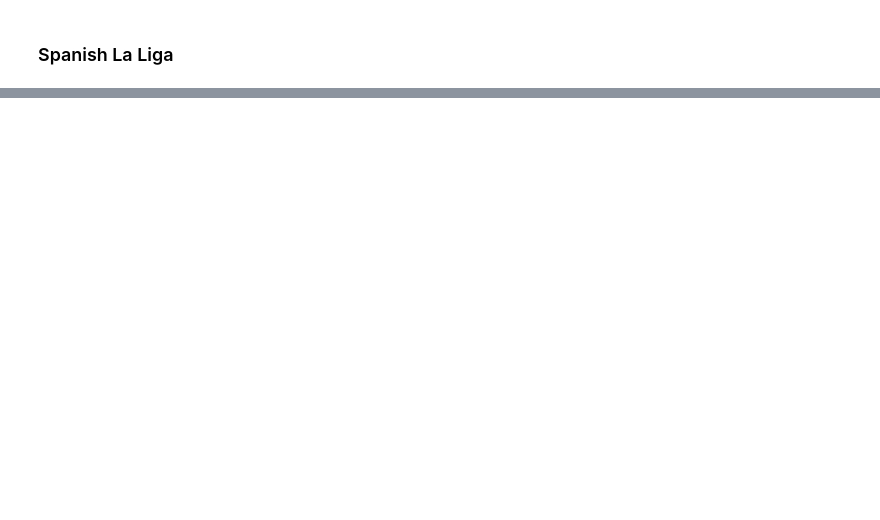
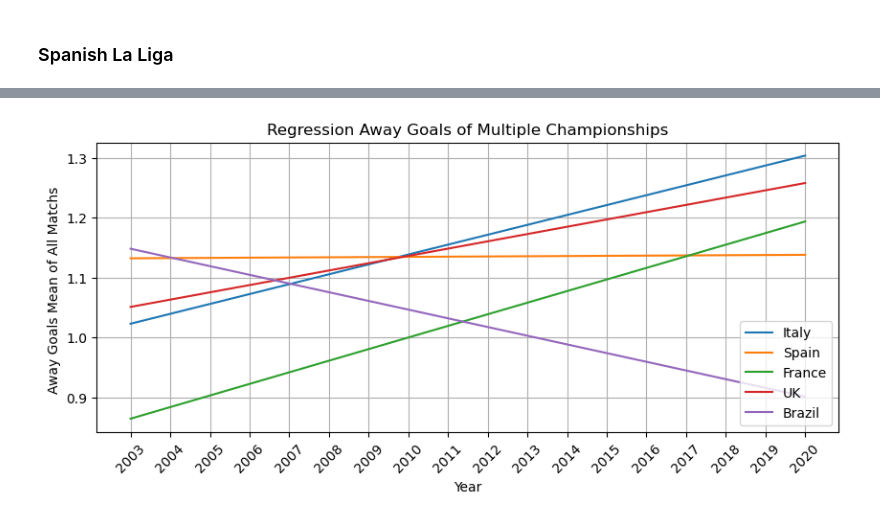
Before and after one commit to IsraelFPM/FootBall-EDA, a Jupyter notebook: GoalsAnalyse.ipynb, the cells around one changed output, grey strips where cells are left out. Drawn from its saved outputs; the diff is of its cells as text; code cells hidden in the pictures; blank space fills up the shorter version.

```diff
--- a/GoalsAnalyse.ipynb
+++ b/GoalsAnalyse.ipynb
@@ -668,0 +655,20 @@ plt.show()
+# %%
+fig = plt.figure(figsize=(10, 4), dpi=100)
+
+sns.lineplot(data=Away_Regression, x=Away_Regression.index, y="Italy")
+sns.lineplot(data=Away_Regression, x=Away_Regression.index, y="Spain")
+sns.lineplot(data=Away_Regression, x=Away_Regression.index, y="France")
+sns.lineplot(data=Away_Regression, x=Away_Regression.index, y="UK")
+sns.lineplot(data=Away_Regression, x=Away_Regression.index, y="Brazil")
+
+
+plt.title("Regression Away Goals of Multiple Championships")
+plt.grid(True)
+plt.legend(ChampName, loc="lower right")
+plt.ylabel("Away Goals Mean of All Matchs ")
+plt.xlabel("Year")
+plt.xticks(X, rotation=45)
+
+plt.show()
+# %% [output]
+[figure, added]
```
Also changed, not shown: parts of 18 cells of this notebook.
